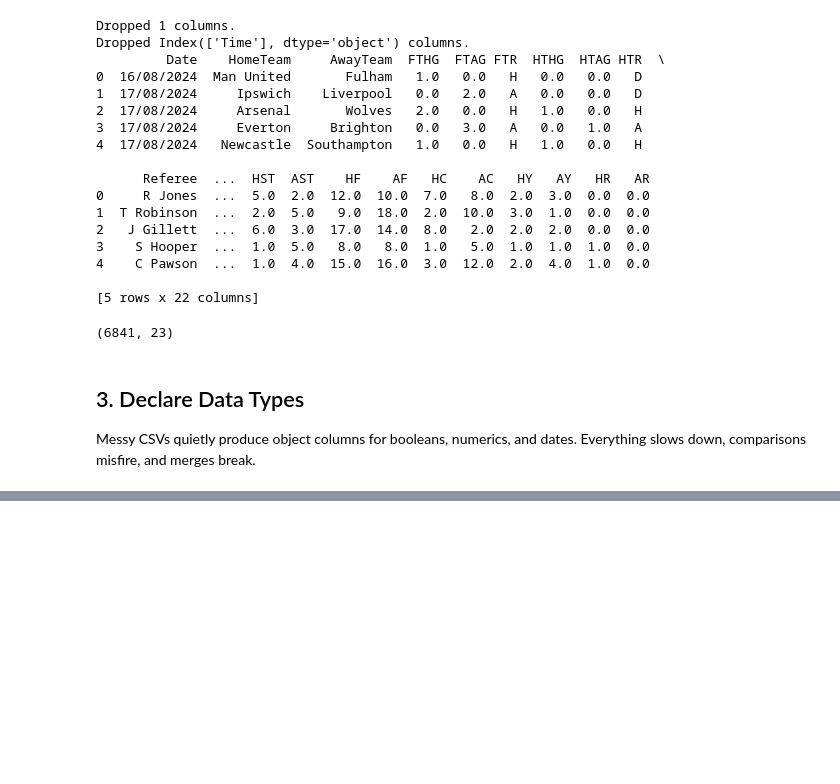
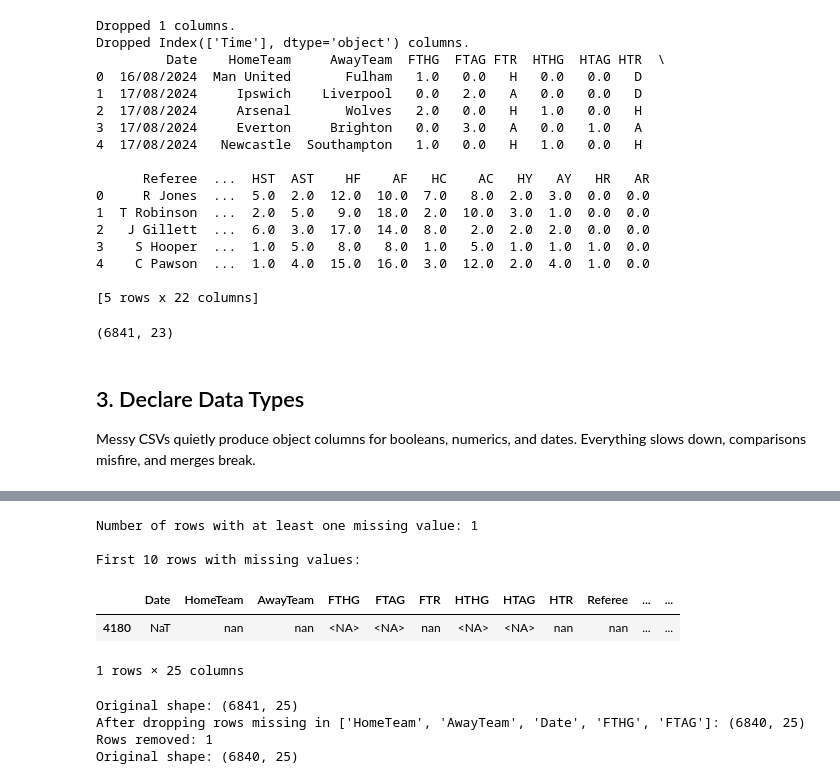
Before and after one commit to Jnyambok/Soca-Scores, a Jupyter notebook: experiments/notebooks/data_cleaning.ipynb, the cells around one changed output, grey strips where cells are left out. Saved outputs shown, nothing was run; the diff lists cells and outputs as text; code cells hidden in the pictures; blank space fills up the shorter version.

```diff
--- a/experiments/notebooks/data_cleaning.ipynb
+++ b/experiments/notebooks/data_cleaning.ipynb
@@ -662,0 +714,27 @@ dtype: object
+# %%
+# ===== Find rows with ANY missing values ===== #
+rows_with_nulls = enhanced_data_with_no_nulls[enhanced_data_with_no_nulls.isnull().any(axis=1)]
+print(f"Number of rows with at least one missing value: {len(rows_with_nulls)}")
+print(f"\nFirst 10 rows with missing values:")
+rows_with_nulls.head(10)
+# %% [output]
+Number of rows with at least one missing value: 1
+
+First 10 rows with missing values:
+|  | Date | HomeTeam | AwayTeam | FTHG | FTAG | FTR | HTHG | HTAG | HTR | Referee | ... | ... |
+| 4180 | NaT | nan | nan | <NA> | <NA> | nan | <NA> | <NA> | nan | nan | ... | ... |
+1 rows × 25 columns
+# %%
+# ===== METHOD 2: Drop rows missing in SPECIFIC columns only ===== #
+# Example: Only drop if missing in critical columns
+critical_cols = ['HomeTeam', 'AwayTeam', 'Date', 'FTHG', 'FTAG']
+enhanced_data_clean_v2 = enhanced_data_with_no_nulls.dropna(subset=critical_cols)
+print(f"Original shape: {enhanced_data_with_no_nulls.shape}")
+print(f"After dropping rows missing in {critical_cols}: {enhanced_data_clean_v2.shape}")
+print(f"Rows removed: {enhanced_data_with_no_nulls.shape[0] - enhanced_data_clean_v2.shape[0]}")
+print(f"Original shape: {enhanced_data_clean_v2.shape}")
+# %% [output]
+Original shape: (6841, 25)
+After dropping rows missing in ['HomeTeam', 'AwayTeam', 'Date', 'FTHG', 'FTAG']: (6840, 25)
+Rows removed: 1
+Original shape: (6840, 25)
```
Also changed, not shown: parts of 25 cells of this notebook, 2 other files.
